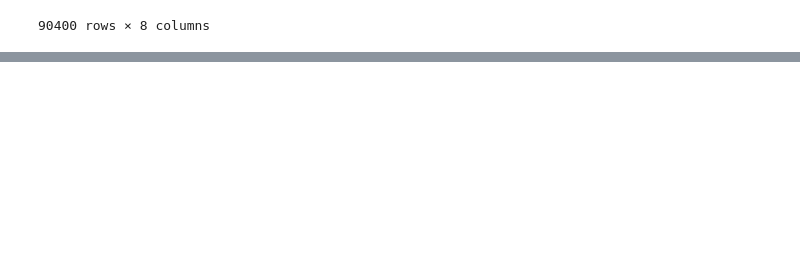
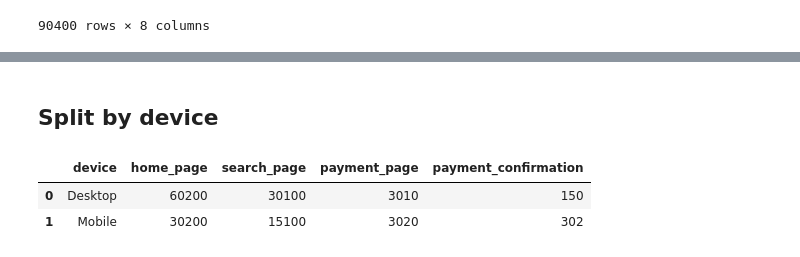
Before and after one commit to ironhack-datalabs/data-ber-06-20, a Jupyter notebook: Notes/module-3/week-8/1_applications-funnel.ipynb, the cells around one changed output, grey strips where cells are left out. Drawn from its saved outputs; the diff is of its cells as text; code cells hidden in the pictures; blank space fills up the shorter version.

```diff
--- a/Notes/module-3/week-8/1_applications-funnel.ipynb
+++ b/Notes/module-3/week-8/1_applications-funnel.ipynb
@@ -113,0 +129,13 @@ df.head()
+# %% [markdown]
+## Split by device
+# %%
+df_by_device = df.groupby("device", as_index=False).agg({"home_page": "sum",
+                                                         "search_page": "sum",
+                                                         "payment_page": "sum",
+                                                         "payment_confirmation": "sum"})
+# %%
+df_by_device
+# %% [output]
+|  | device | home_page | search_page | payment_page | payment_confirmation |
+| 0 | Desktop | 60200 | 30100 | 3010 | 150 |
+| 1 | Mobile | 30200 | 15100 | 3020 | 302 |
```
Also changed, not shown: parts of 14 cells of this notebook.
